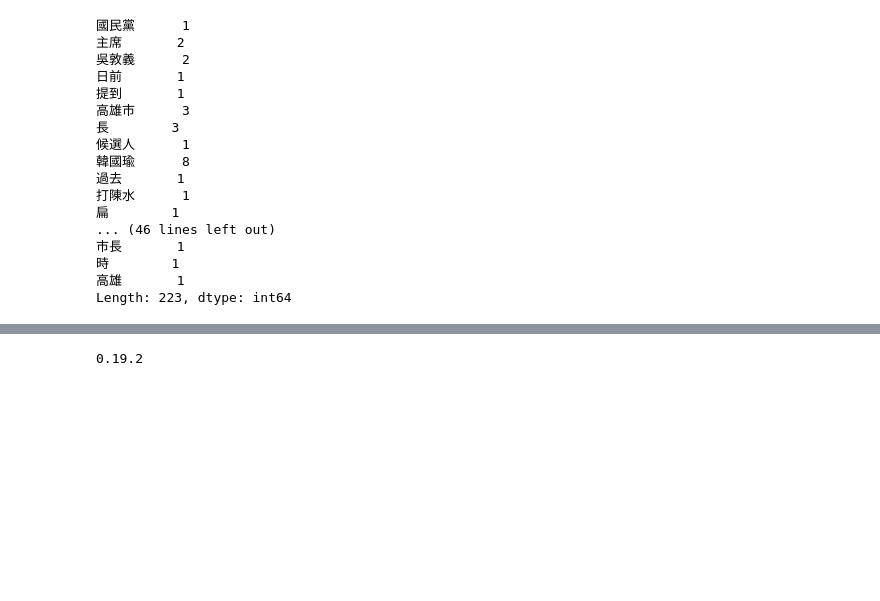
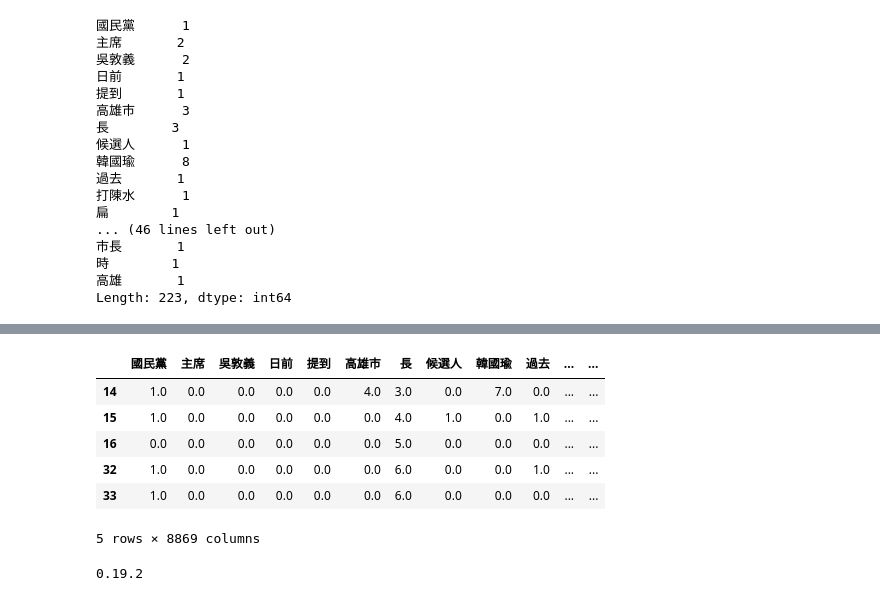
Before and after one commit to ohmsvop/hocor2018, a Jupyter notebook: ipynb/Models.ipynb, the cells around one changed output, grey strips where cells are left out. Saved outputs shown, nothing was run; the diff lists cells and outputs as text; code cells hidden in the pictures; blank space fills up the shorter version.

```diff
--- a/ipynb/Models.ipynb
+++ b/ipynb/Models.ipynb
@@ -84,5 +122,14 @@ selected_news = news.loc[news.provider.isin(['中央社','聯合新聞網']), ['
 # %%
 selected_news_word_freq = news_word_freq.iloc[selected_news.index]
+selected_news_word_freq.head()
+# %% [output]
+|  | 國民黨 | 主席 | 吳敦義 | 日前 | 提到 | 高雄市 | 長 | 候選人 | 韓國瑜 | 過去 | ... | ... |
+| 14 | 1.0 | 0.0 | 0.0 | 0.0 | 0.0 | 4.0 | 3.0 | 0.0 | 7.0 | 0.0 | ... | ... |
+| 15 | 1.0 | 0.0 | 0.0 | 0.0 | 0.0 | 0.0 | 4.0 | 1.0 | 0.0 | 1.0 | ... | ... |
+| 16 | 0.0 | 0.0 | 0.0 | 0.0 | 0.0 | 0.0 | 5.0 | 0.0 | 0.0 | 0.0 | ... | ... |
+| 32 | 1.0 | 0.0 | 0.0 | 0.0 | 0.0 | 0.0 | 6.0 | 0.0 | 0.0 | 1.0 | ... | ... |
+| 33 | 1.0 | 0.0 | 0.0 | 0.0 | 0.0 | 0.0 | 6.0 | 0.0 | 0.0 | 0.0 | ... | ... |
+5 rows × 8869 columns
 # %%
 import sklearn
 print(sklearn.__version__)
```
Also changed, not shown: parts of 25 cells of this notebook, 5 other files.
